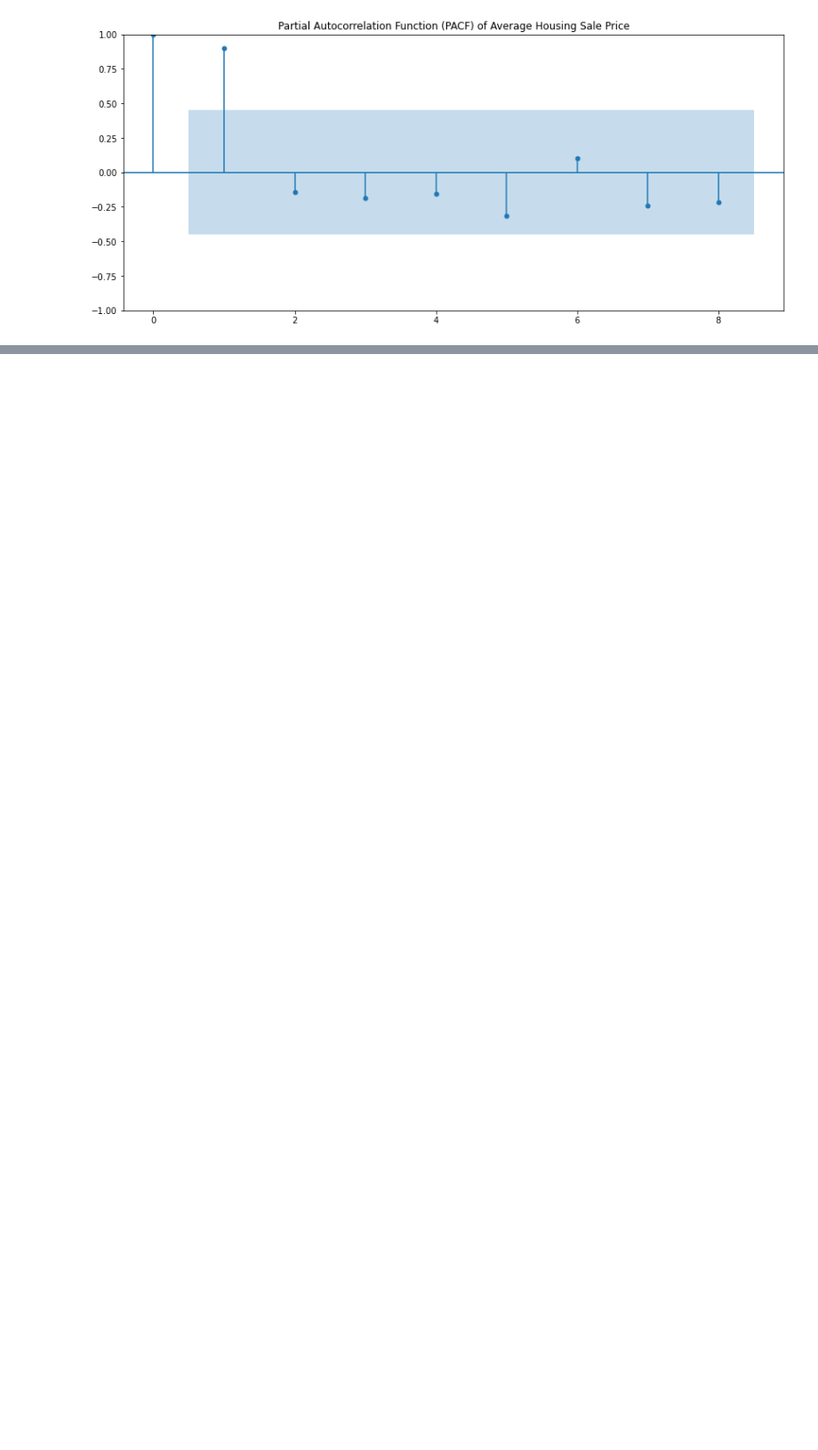
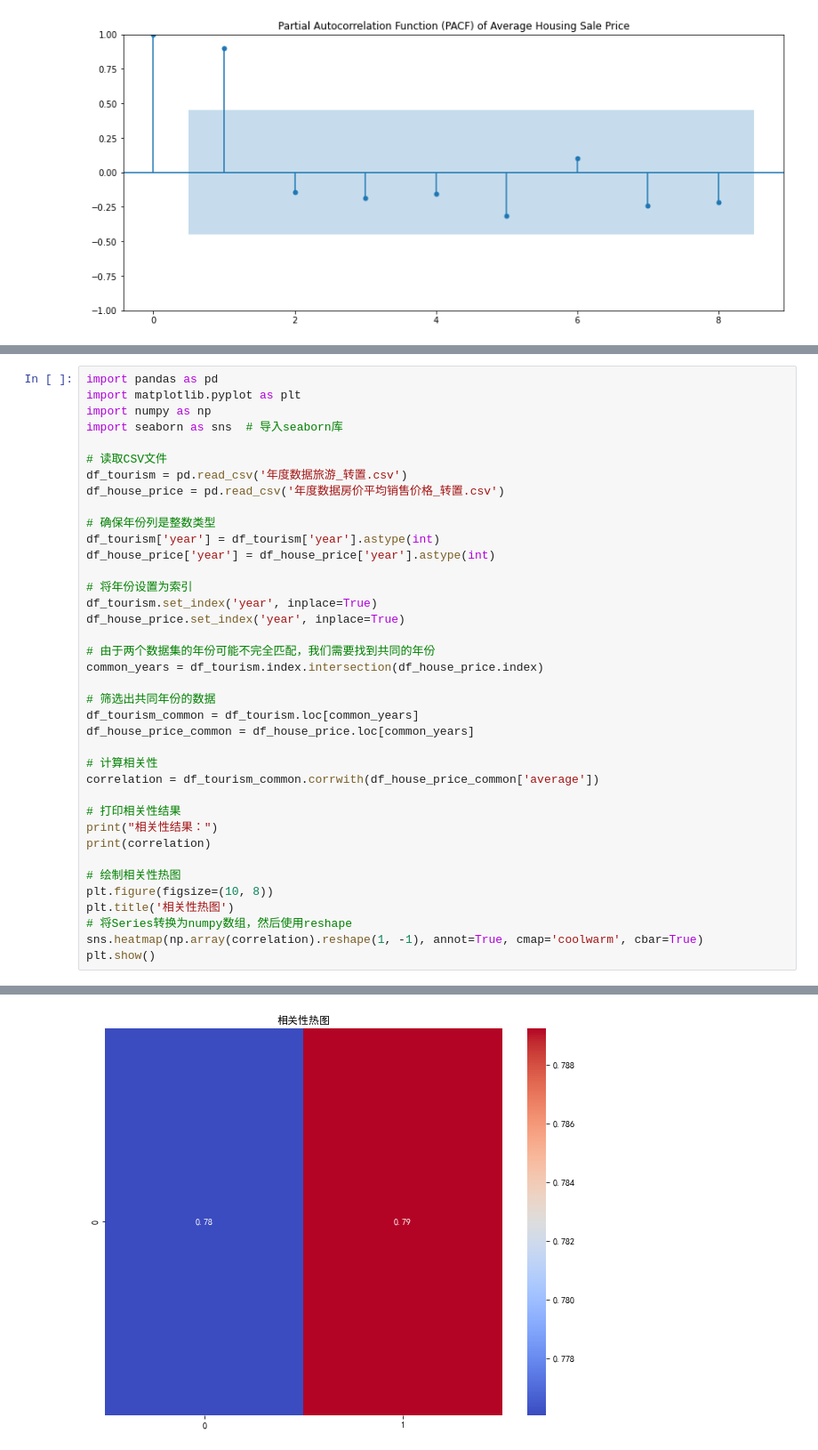
Before and after one commit to zhang2gongzi/CUIT-Data-Mining, a Jupyter notebook: text2/Untitled.ipynb, the cells around one changed output, grey strips where cells are left out. Shown: that part at 89% size. Cells and saved outputs as stored; diff of their text form; blank space fills up the shorter version.

```diff
--- a/text2/Untitled.ipynb
+++ b/text2/Untitled.ipynb
@@ -423,0 +460,39 @@ Length of time series: 19
+# %%
+import pandas as pd
+import matplotlib.pyplot as plt
+import numpy as np
+import seaborn as sns  # 导入seaborn库
+
+# 读取CSV文件
+df_tourism = pd.read_csv('年度数据旅游_转置.csv')
+df_house_price = pd.read_csv('年度数据房价平均销售价格_转置.csv')
+
+# 确保年份列是整数类型
+df_tourism['year'] = df_tourism['year'].astype(int)
+df_house_price['year'] = df_house_price['year'].astype(int)
+
+# 将年份设置为索引
+df_tourism.set_index('year', inplace=True)
+df_house_price.set_index('year', inplace=True)
+
+# 由于两个数据集的年份可能不完全匹配，我们需要找到共同的年份
+common_years = df_tourism.index.intersection(df_house_price.index)
+
+# 筛选出共同年份的数据
+df_tourism_common = df_tourism.loc[common_years]
+df_house_price_common = df_house_price.loc[common_years]
+
+# 计算相关性
+correlation = df_tourism_common.corrwith(df_house_price_common['average'])
+
+# 打印相关性结果
+print("相关性结果：")
+print(correlation)
+
+# 绘制相关性热图
+plt.figure(figsize=(10, 8))
+plt.title('相关性热图')
+# 将Series转换为numpy数组，然后使用reshape
+sns.heatmap(np.array(correlation).reshape(1, -1), annot=True, cmap='coolwarm', cbar=True)
+plt.show()
+# %% [output]
@@ -423,0 +503 @@ Length of time series: 19
+[figure, added]
```
Also changed, not shown: parts of 6 cells of this notebook, 5 other files.
